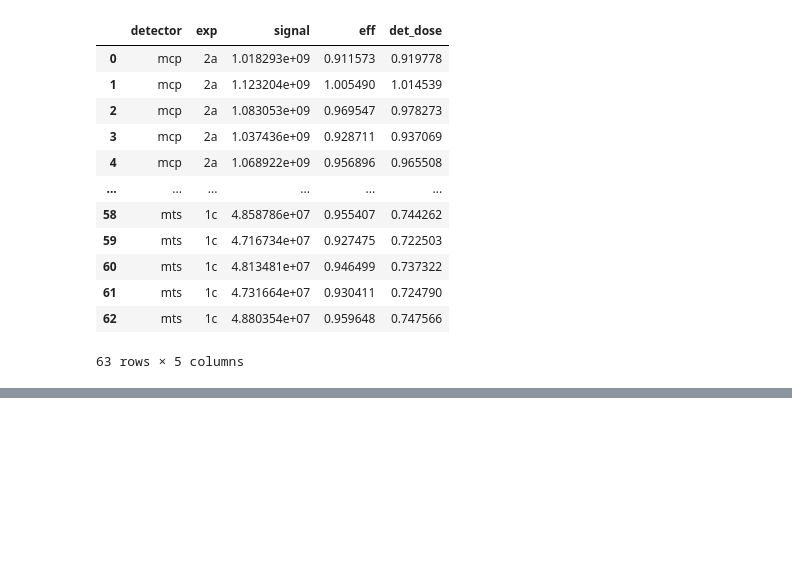
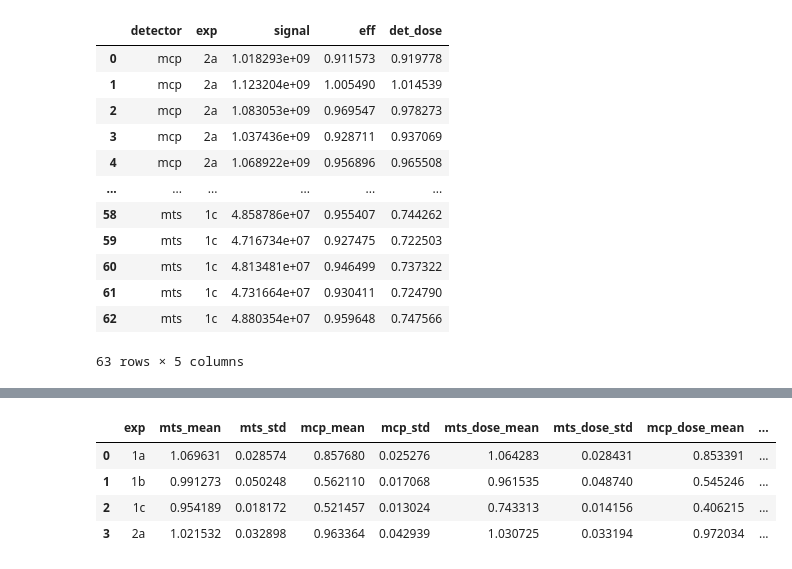
Before and after one commit to grzanka/tld_let_calibration, a Jupyter notebook: notebook/0.7-ifj-calibration.ipynb, the cells around one changed output, grey strips where cells are left out. Drawn from its saved outputs; the diff is of its cells as text; code cells hidden in the pictures; blank space fills up the shorter version.

```diff
--- a/notebook/0.7-ifj-calibration.ipynb
+++ b/notebook/0.7-ifj-calibration.ipynb
@@ -562,2 +556,42 @@ df_ratio
+# %%
+df_ratio["tLETProtons_mean"] = calibration_function(df_ratio_melted, "t", "Protons", df_ratio["ratio_mean"].values)
+df_ratio["tLETProtons_err"] = calibration_function(
+    df_ratio_melted, "t", "Protons", df_ratio["ratio_mean"].values + df_ratio["ratio_std"].values
+)
+df_ratio["tLETProtons_err"] -= calibration_function(
+    df_ratio_melted, "t", "Protons", df_ratio["ratio_mean"].values - df_ratio["ratio_std"].values
+)
+df_ratio["tLETProtons_err"] /= 2
+df_ratio["dLETProtons_mean"] = calibration_function(df_ratio_melted, "d", "Protons", df_ratio["ratio_mean"].values)
+df_ratio["dLETProtons_err"] = calibration_function(
+    df_ratio_melted, "d", "Protons", df_ratio["ratio_mean"].values + df_ratio["ratio_std"].values
+)
+df_ratio["dLETProtons_err"] -= calibration_function(
+    df_ratio_melted, "d", "Protons", df_ratio["ratio_mean"].values - df_ratio["ratio_std"].values
+)
+df_ratio["dLETProtons_err"] /= 2
+df_ratio["tLETAll_mean"] = calibration_function(df_ratio_melted, "t", "All", df_ratio["ratio_mean"].values)
+df_ratio["dLETAll_err"] = calibration_function(
+    df_ratio_melted, "d", "All", df_ratio["ratio_mean"].values + df_ratio["ratio_std"].values
+)
+df_ratio["dLETAll_err"] -= calibration_function(
+    df_ratio_melted, "d", "All", df_ratio["ratio_mean"].values - df_ratio["ratio_std"].values
+)
+df_ratio["dLETAll_err"] /= 2
+df_ratio["dLETAll_mean"] = calibration_function(df_ratio_melted, "d", "All", df_ratio["ratio_mean"].values)
+df_ratio["dLETAll_err"] = calibration_function(
+    df_ratio_melted, "d", "All", df_ratio["ratio_mean"].values + df_ratio["ratio_std"].values
+)
+df_ratio["dLETAll_err"] -= calibration_function(
+    df_ratio_melted, "d", "All", df_ratio["ratio_mean"].values - df_ratio["ratio_std"].values
+)
+df_ratio["dLETAll_err"] /= 2
+df_ratio
+# %% [output]
+|  | exp | mts_mean | mts_std | mcp_mean | mcp_std | mts_dose_mean | mts_dose_std | mcp_dose_mean | ... |
+| 0 | 1a | 1.069631 | 0.028574 | 0.857680 | 0.025276 | 1.064283 | 0.028431 | 0.853391 | ... |
+| 1 | 1b | 0.991273 | 0.050248 | 0.562110 | 0.017068 | 0.961535 | 0.048740 | 0.545246 | ... |
+| 2 | 1c | 0.954189 | 0.018172 | 0.521457 | 0.013024 | 0.743313 | 0.014156 | 0.406215 | ... |
+| 3 | 2a | 1.021532 | 0.032898 | 0.963364 | 0.042939 | 1.030725 | 0.033194 | 0.972034 | ... |
 # %%
 df_ratio.to_excel(data_dir / "interim" / "ifj_results.xlsx", index=False)
```
Also changed, not shown: parts of 3 cells of this notebook.
